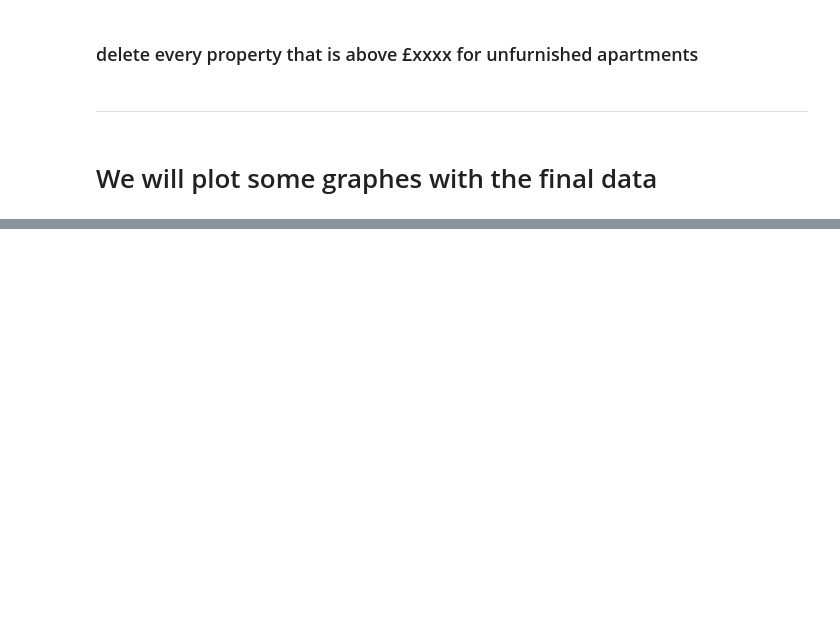
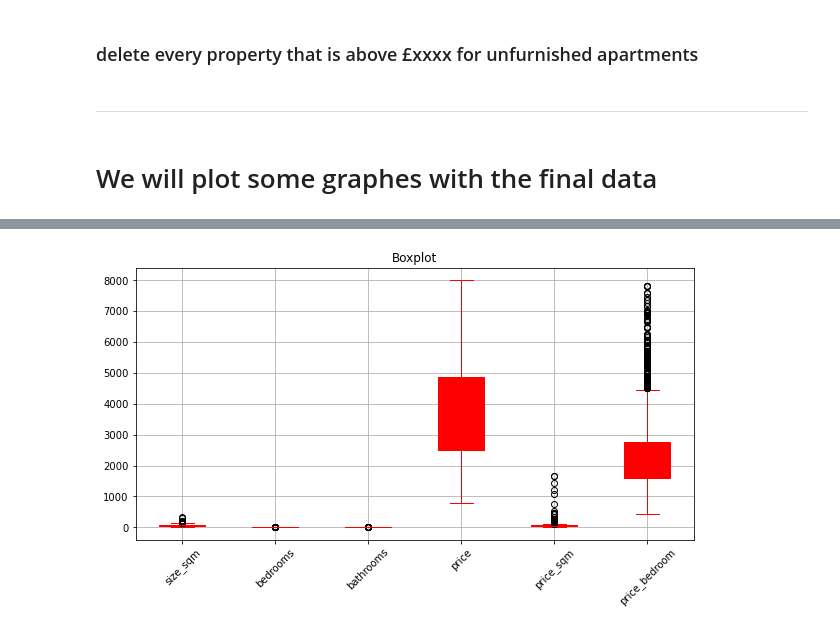
Before and after one commit to capstone-jmrs/capstone-proptech-repo, a Jupyter notebook: final_table.ipynb, the cells around one changed output, grey strips where cells are left out. Cells and saved outputs as stored; diff of their text form; code cells hidden in the pictures; blank space fills up the shorter version.

```diff
--- a/final_table.ipynb
+++ b/final_table.ipynb
@@ -236,8 +259,10 @@ plot_platforms_complete.plot(kind='box', figsize=(10, 5), rot=45, fontsize=10, g
 # %%
 # Boxplots are displayed with the kind=’box’ options. Each box represents a numeric column.
 
 # with outliners
-plot_blueground_clean.plot(kind='box', figsize=(10, 5), rot=45, fontsize=10, grid=True, title='Boxplot', color='red', vert=True, patch_artist=True, showfliers=True, subplots=False, sharex=False, sharey=False);
+plot_platforms_complete.plot(kind='box', figsize=(10, 5), rot=45, fontsize=10, grid=True, title='Boxplot', color='red', vert=True, patch_artist=True, showfliers=True, subplots=False, sharex=False, sharey=False);
+# %% [output]
+[figure, added]
 # %%
 # Boxplots are displayed with the kind=’box’ options. Each box represents a numeric column.
 
```
Also changed, not shown: parts of 11 cells of this notebook, 2 other files.
